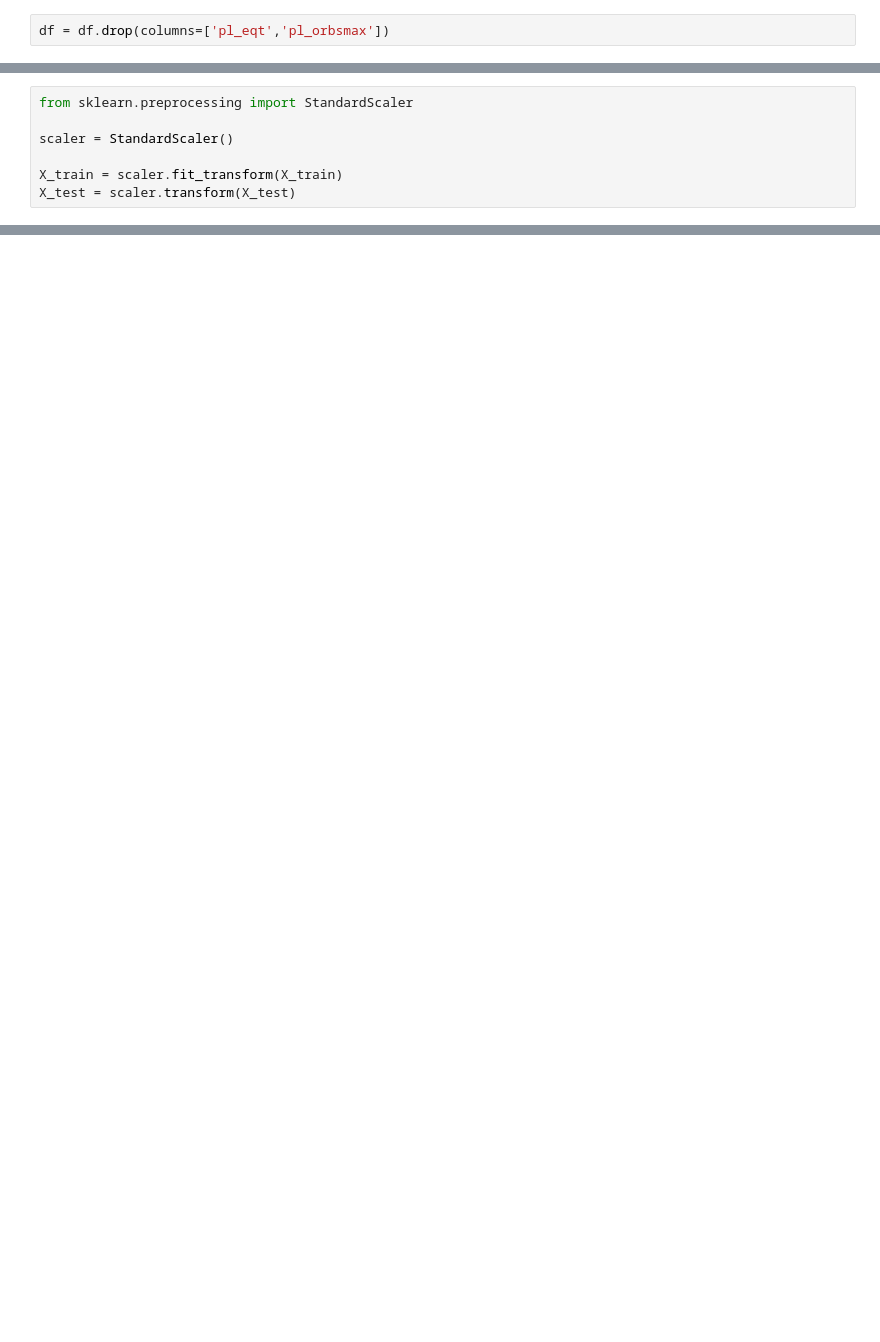
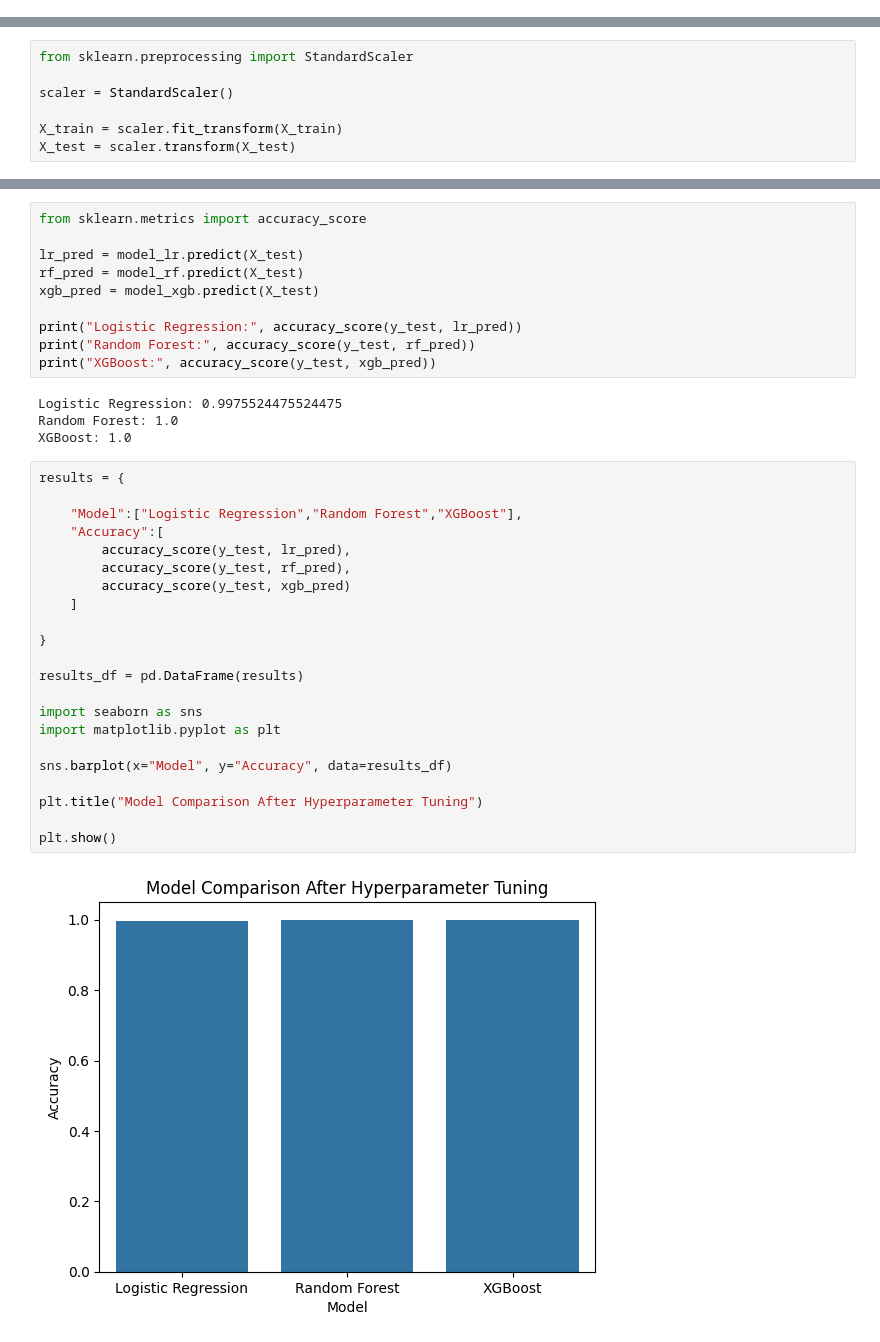
Before and after one commit to GKSJ-Deepvision/B13-ExoHabitAI, a Jupyter notebook: notebooks/main.ipynb, the cells around one changed output, grey strips where cells are left out. Saved outputs shown, nothing was run; the diff lists cells and outputs as text; blank space fills up the shorter version.

```diff
--- a/notebooks/main.ipynb
+++ b/notebooks/main.ipynb
@@ -118,4 +238,2 @@ print(df['pl_orbsmax'].nunique())
-# %%
-df = df.drop(columns=['pl_eqt','pl_orbsmax'])
 # %%
 df['habitable'] = (
@@ -162,0 +476,38 @@ model.fit(X_train, y_train)
+# %%
+from sklearn.metrics import accuracy_score
+
+lr_pred = model_lr.predict(X_test)
+rf_pred = model_rf.predict(X_test)
+xgb_pred = model_xgb.predict(X_test)
+
+print("Logistic Regression:", accuracy_score(y_test, lr_pred))
+print("Random Forest:", accuracy_score(y_test, rf_pred))
+print("XGBoost:", accuracy_score(y_test, xgb_pred))
+# %% [output]
+Logistic Regression: 0.9975524475524475
+Random Forest: 1.0
+XGBoost: 1.0
+# %%
+results = {
+
+    "Model":["Logistic Regression","Random Forest","XGBoost"],
+    "Accuracy":[
+        accuracy_score(y_test, lr_pred),
+        accuracy_score(y_test, rf_pred),
+        accuracy_score(y_test, xgb_pred)
+    ]
+
+}
+
+results_df = pd.DataFrame(results)
+
+import seaborn as sns
+import matplotlib.pyplot as plt
+
+sns.barplot(x="Model", y="Accuracy", data=results_df)
+
+plt.title("Model Comparison After Hyperparameter Tuning")
+
+plt.show()
+# %% [output]
+[figure, added]
```
Also changed, not shown: parts of 42 cells of this notebook, 6 other files.
